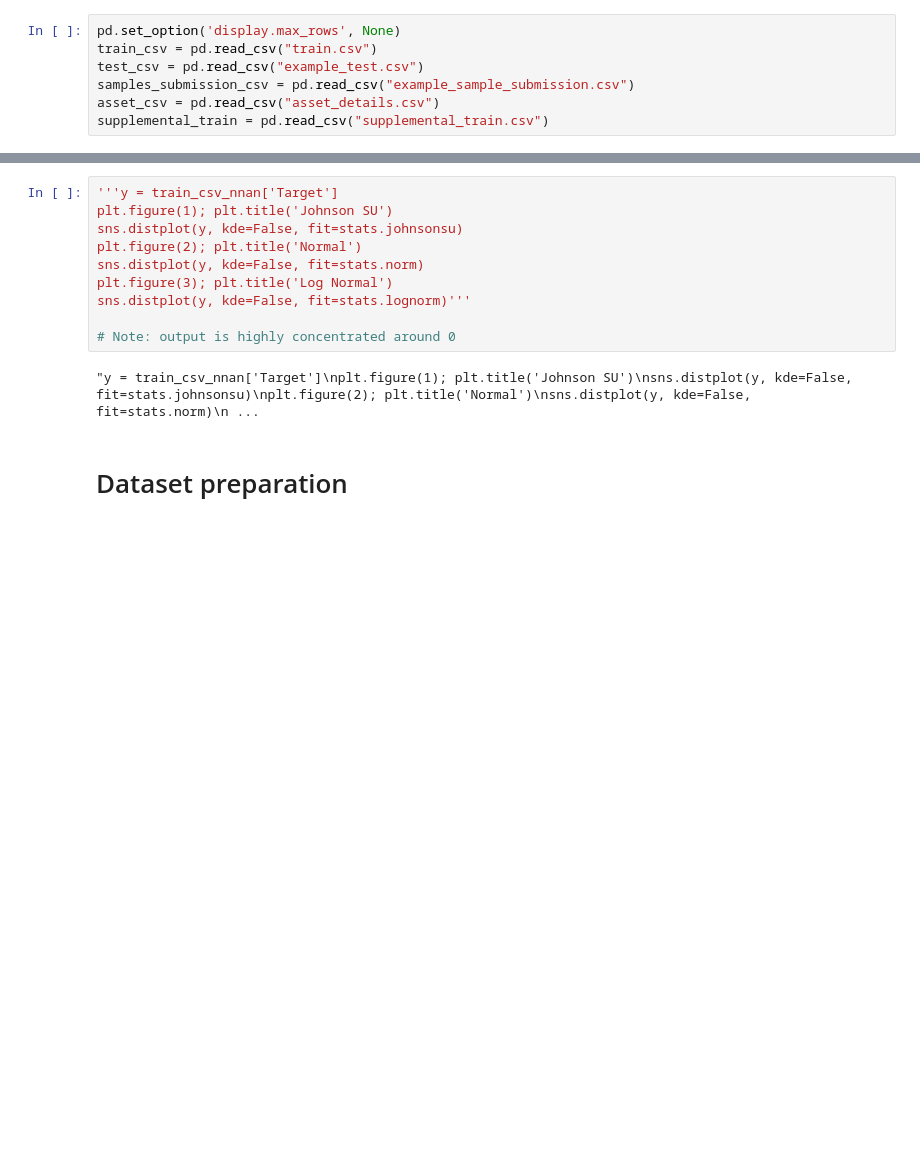
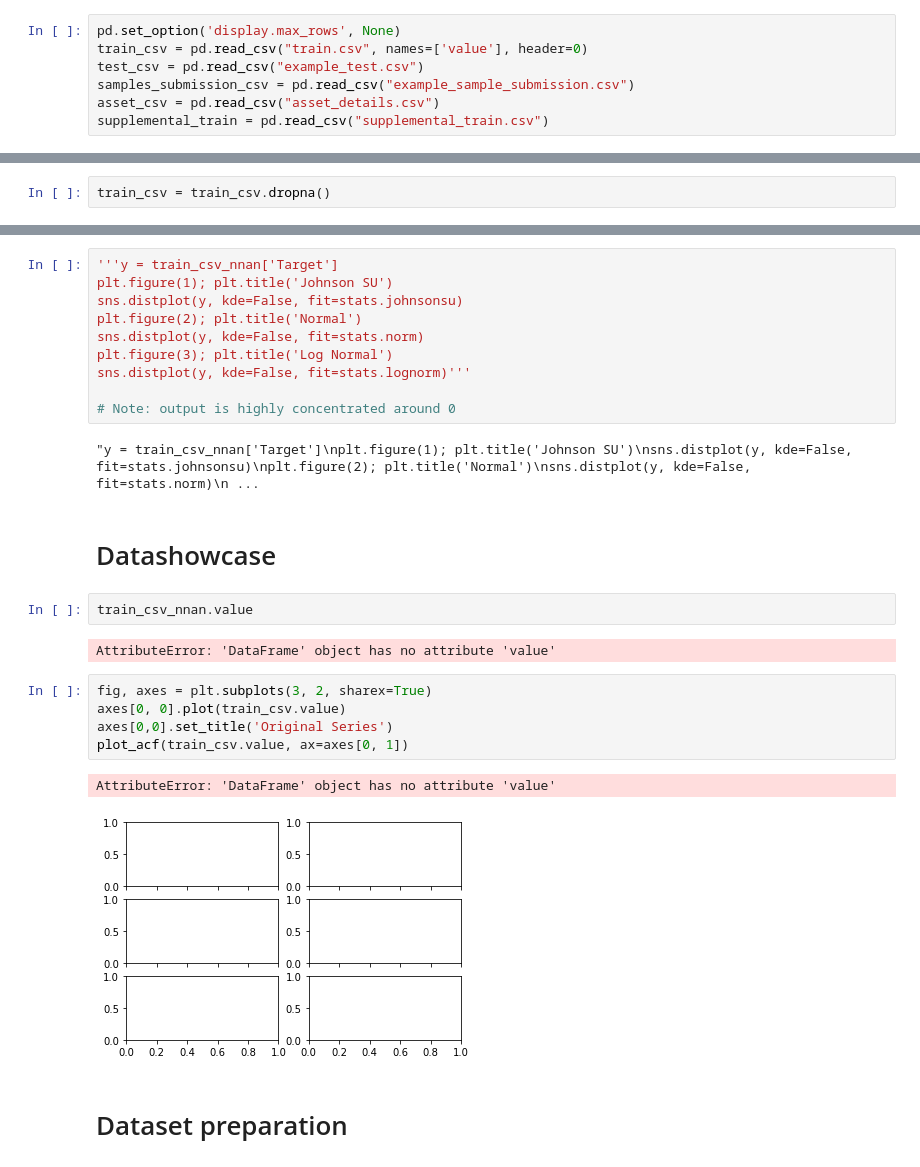
Before and after one commit to ArnaudMallet/crypto_pred, a Jupyter notebook: cryptodl.ipynb, the cells around one changed output, grey strips where cells are left out. Cells and saved outputs as stored; diff of their text form; blank space fills up the shorter version.

```diff
--- a/cryptodl.ipynb
+++ b/cryptodl.ipynb
@@ -57,7 +57,7 @@ False
 # Load data
 # %%
 pd.set_option('display.max_rows', None)
-train_csv = pd.read_csv("train.csv")
+train_csv = pd.read_csv("train.csv", names=['value'], header=0)
 test_csv = pd.read_csv("example_test.csv")
 samples_submission_csv = pd.read_csv("example_sample_submission.csv")
 asset_csv = pd.read_csv("asset_details.csv")
@@ -64,0 +67,2 @@ supplemental_train = pd.read_csv("supplemental_train.csv")
+# %%
+train_csv = train_csv.dropna()
@@ -276,6 +166,20 @@ sns.distplot(y, kde=False, fit=stats.lognorm)'''
 # Note: output is highly concentrated around 0
 # %% [output]
 "y = train_csv_nnan['Target']\nplt.figure(1); plt.title('Johnson SU')\nsns.distplot(y, kde=False, fit=stats.johnsonsu)\nplt.figure(2); plt.title('Normal')\nsns.distplot(y, kde=False, fit=stats.norm)\n ...
+# %% [markdown]
+# Datashowcase
+# %%
+train_csv_nnan.value
+# %% [output]
+AttributeError: 'DataFrame' object has no attribute 'value'
+# %%
+fig, axes = plt.subplots(3, 2, sharex=True)
+axes[0, 0].plot(train_csv.value)
+axes[0,0].set_title('Original Series')
+plot_acf(train_csv.value, ax=axes[0, 1])
+# %% [output]
+AttributeError: 'DataFrame' object has no attribute 'value'
+[figure, added]
 # %% [markdown]
 # Dataset preparation
 # %%
```
Also changed, not shown: parts of 15 cells of this notebook.
